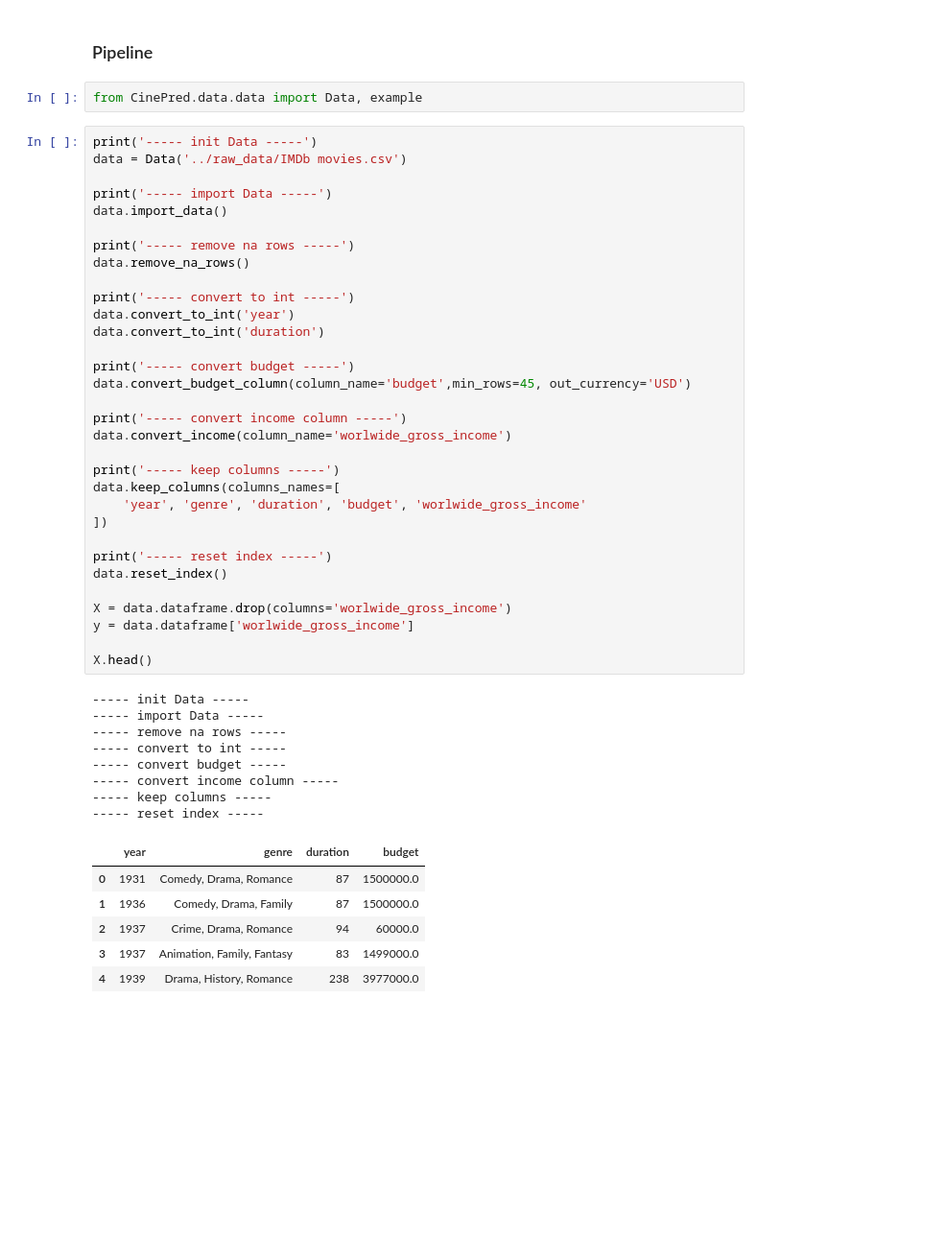
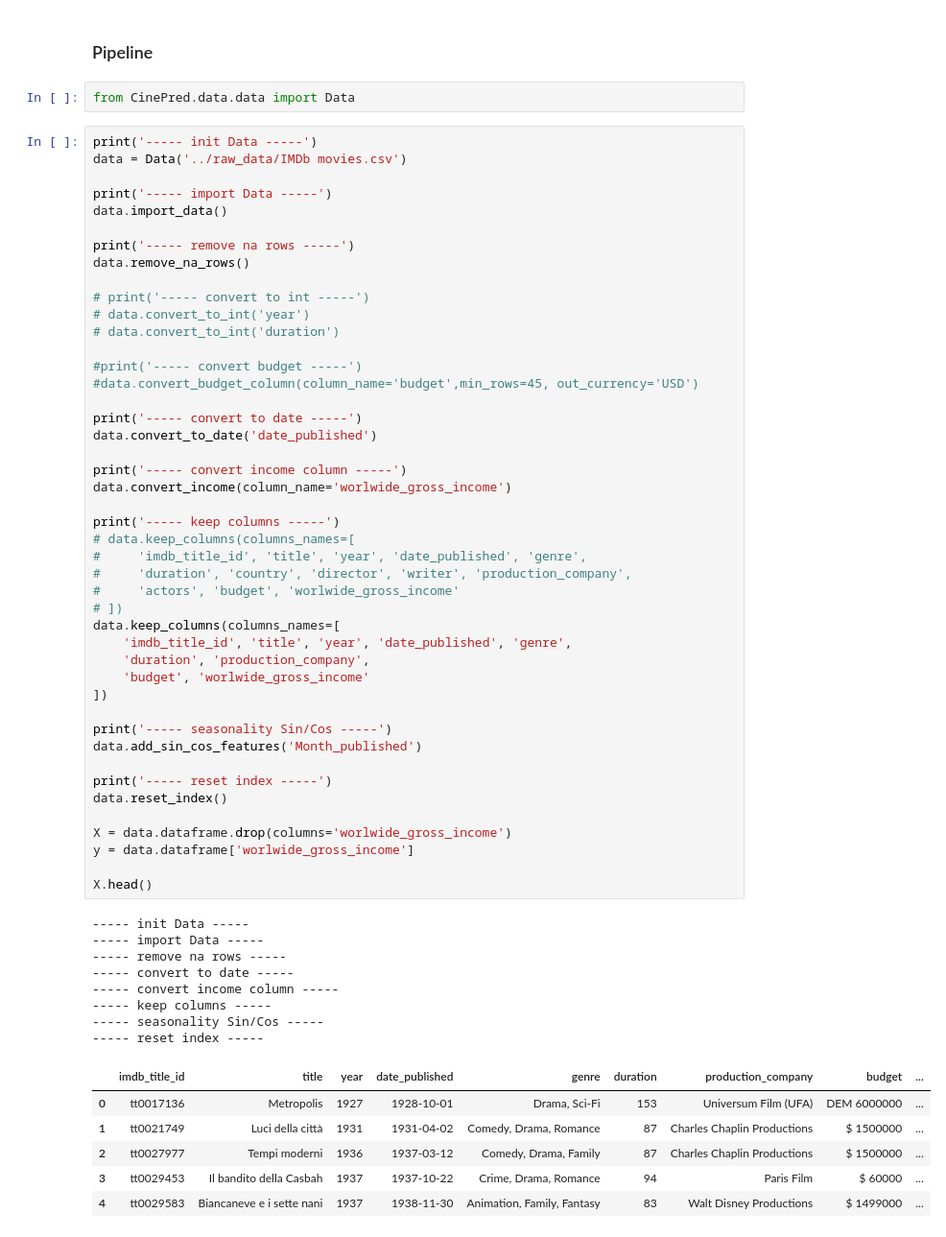
Before and after one commit to OscarTou/CinePred, a Jupyter notebook: notebooks/pierre-louis_cleaning.ipynb, the cells around one changed output. Shown at 96% size. Cells and saved outputs as stored; diff of their text form; blank space fills up the shorter version.

```diff
--- a/notebooks/pierre-louis_cleaning.ipynb
+++ b/notebooks/pierre-louis_cleaning.ipynb
@@ -200,54 +200,67 @@ df[df.worlwide_gross_income < 100].shape
 # %% [markdown]
 ### Pipeline
 # %%
-from CinePred.data.data import Data, example
+from CinePred.data.data import Data
 # %%
 print('----- init Data -----')
 data = Data('../raw_data/IMDb movies.csv')
 
 print('----- import Data -----')
 data.import_data()
 
 print('----- remove na rows -----')
 data.remove_na_rows()
 
-print('----- convert to int -----')
-data.convert_to_int('year')
-data.convert_to_int('duration')
+# print('----- convert to int -----')
+# data.convert_to_int('year')
+# data.convert_to_int('duration')
 
-print('----- convert budget -----')
-data.convert_budget_column(column_name='budget',min_rows=45, out_currency='USD')
+#print('----- convert budget -----')
+#data.convert_budget_column(column_name='budget',min_rows=45, out_currency='USD')
+
+print('----- convert to date -----')
+data.convert_to_date('date_published')
 
 print('----- convert income column -----')
 data.convert_income(column_name='worlwide_gross_income')
 
 print('----- keep columns -----')
+# data.keep_columns(columns_names=[
+#     'imdb_title_id', 'title', 'year', 'date_published', 'genre',
+#     'duration', 'country', 'director', 'writer', 'production_company',
+#     'actors', 'budget', 'worlwide_gross_income'
+# ])
 data.keep_columns(columns_names=[
-    'year', 'genre', 'duration', 'budget', 'worlwide_gross_income'
+    'imdb_title_id', 'title', 'year', 'date_published', 'genre',
+    'duration', 'production_company',
+    'budget', 'worlwide_gross_income'
 ])
+
+print('----- seasonality Sin/Cos -----')
+data.add_sin_cos_features('Month_published')
 
 print('----- reset index -----')
 data.reset_index()
 
 X = data.dataframe.drop(columns='worlwide_gross_income')
 y = data.dataframe['worlwide_gross_income']
 
 X.head()
 # %% [output]
 ----- init Data -----
 ----- import Data -----
 ----- remove na rows -----
------ convert to int -----
------ convert budget -----
+----- convert to date -----
 ----- convert income column -----
 ----- keep columns -----
+----- seasonality Sin/Cos -----
 ----- reset index -----
-|  | year | genre | duration | budget |
-| 0 | 1931 | Comedy, Drama, Romance | 87 | 1500000.0 |
-| 1 | 1936 | Comedy, Drama, Family | 87 | 1500000.0 |
-| 2 | 1937 | Crime, Drama, Romance | 94 | 60000.0 |
-| 3 | 1937 | Animation, Family, Fantasy | 83 | 1499000.0 |
-| 4 | 1939 | Drama, History, Romance | 238 | 3977000.0 |
+|  | imdb_title_id | title | year | date_published | genre | duration | production_company | budget | ... |
+| 0 | tt0017136 | Metropolis | 1927 | 1928-10-01 | Drama, Sci-Fi | 153 | Universum Film (UFA) | DEM 6000000 | ... |
+| 1 | tt0021749 | Luci della città | 1931 | 1931-04-02 | Comedy, Drama, Romance | 87 | Charles Chaplin Productions | $ 1500000 | ... |
+| 2 | tt0027977 | Tempi moderni | 1936 | 1937-03-12 | Comedy, Drama, Family | 87 | Charles Chaplin Productions | $ 1500000 | ... |
+| 3 | tt0029453 | Il bandito della Casbah | 1937 | 1937-10-22 | Crime, Drama, Romance | 94 | Paris Film | $ 60000 | ... |
+| 4 | tt0029583 | Biancaneve e i sette nani | 1937 | 1938-11-30 | Animation, Family, Fantasy | 83 | Walt Disney Productions | $ 1499000 | ... |
 # %%
 from sklearn.pipeline import make_pipeline
 from sklearn.compose import make_column_transformer
```
Also changed, not shown: parts of 6 cells of this notebook, 1 other file.
